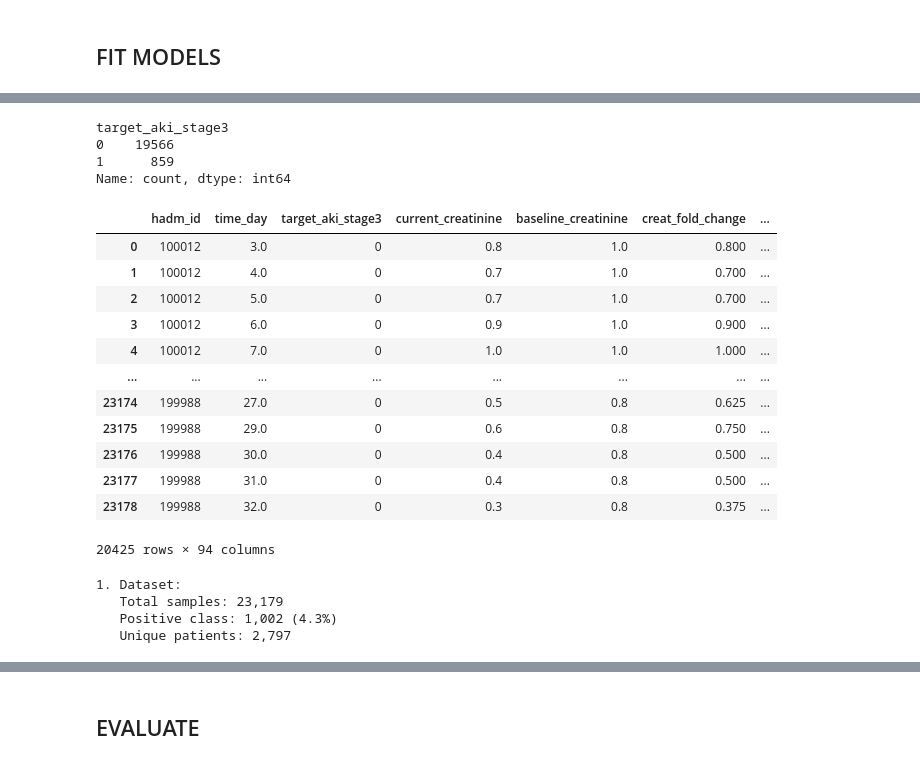
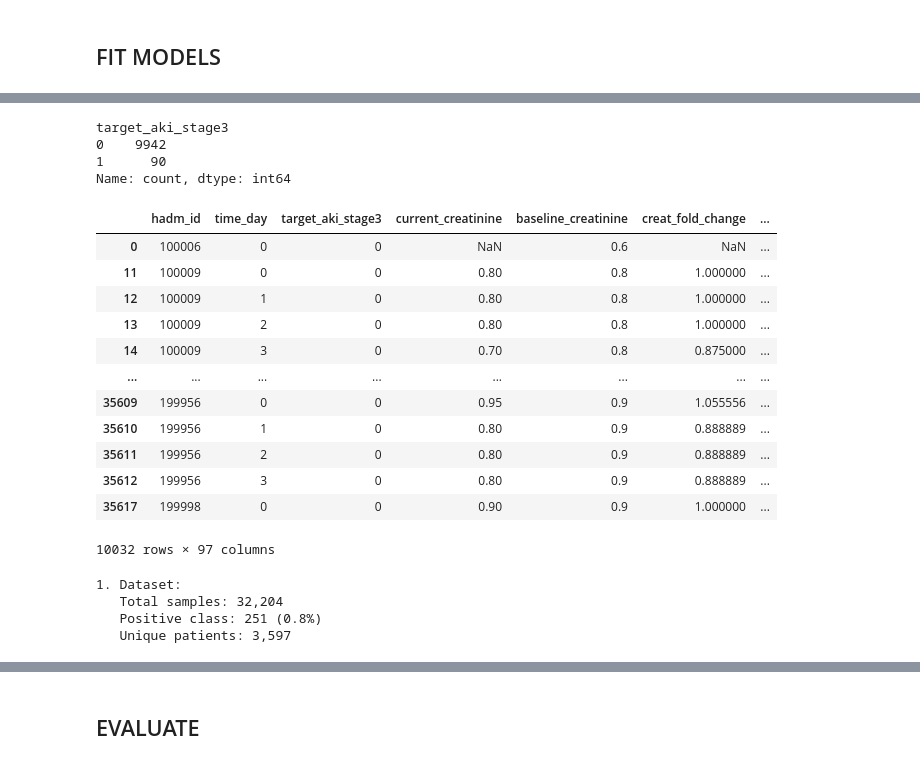
Before and after one commit to tw2067/trajectory-modeling, a Jupyter notebook: scripts/notebooks/AKI_traj_probs.ipynb, the cells around one changed output, grey strips where cells are left out. Saved outputs shown, nothing was run; the diff lists cells and outputs as text; code cells hidden in the pictures.

```diff
--- a/scripts/notebooks/AKI_traj_probs.ipynb
+++ b/scripts/notebooks/AKI_traj_probs.ipynb
@@ -1011,4 +906,4 @@ print(f"\n✓ Saved: results/mimic/aki_prediction_dataset.csv")
 # %%
-prediction_dataset = pd.read_csv('../../results/mimic/aki_prediction_dataset.csv')
-print(f"✓ Loaded: results/mimic/aki_prediction_dataset.csv")
+prediction_dataset = pd.read_csv('../../results/mimic/aki/aki_prediction_dataset.csv')
+print(f"✓ Loaded: results/mimic/aki/aki_prediction_dataset.csv")
 # %% [output]
@@ -1016,3 +911,6 @@ print(f"✓ Loaded: results/mimic/aki_prediction_dataset.csv")
+# %%
+traj_cols = ['prob_stable', 'prob_gradual_increase', 'prob_rapid_increase', 'prob_worsening']
+prediction_dataset[traj_cols] = prediction_dataset[traj_cols + ['hadm_id']].groupby('hadm_id')[traj_cols].ffill(limit=2).fillna(0)
 # %%
 prediction_dataset.isna().mean()[prediction_dataset.isna().mean() > 0].sort_values(ascending=False)
 # %% [output]
@@ -1177,26 +1204,26 @@ for name, features in feature_sets.items():
 # %%
-prediction_dataset[prediction_dataset[feature_sets['Trajectory + Static + Dynamic'] + ['target_aki_stage3']].isna().any(axis=1)]['target_aki_stage3'].value_counts(dropna=False)
+prediction_dataset[prediction_dataset[feature_sets['Trajectory + Summary + Static + Dynamic'] + ['target_aki_stage3']].isna().any(axis=1)]['target_aki_stage3'].value_counts(dropna=False)
 # %% [output]
 target_aki_stage3
-0    19566
-1      859
+0    9942
+1      90
 Name: count, dtype: int64
 # %%
-prediction_dataset[prediction_dataset[feature_sets['Trajectory + Static + Dynamic']].isna().any(axis=1)]
+prediction_dataset[prediction_dataset[feature_sets['Trajectory + Summary + Static + Dynamic']].isna().any(axis=1)]
 # %% [output]
 |  | hadm_id | time_day | target_aki_stage3 | current_creatinine | baseline_creatinine | creat_fold_change | ... |
-| 0 | 100012 | 3.0 | 0 | 0.8 | 1.0 | 0.800 | ... |
-| 1 | 100012 | 4.0 | 0 | 0.7 | 1.0 | 0.700 | ... |
-| 2 | 100012 | 5.0 | 0 | 0.7 | 1.0 | 0.700 | ... |
-| 3 | 100012 | 6.0 | 0 | 0.9 | 1.0 | 0.900 | ... |
-| 4 | 100012 | 7.0 | 0 | 1.0 | 1.0 | 1.000 | ... |
+| 0 | 100006 | 0 | 0 | NaN | 0.6 | NaN | ... |
+| 11 | 100009 | 0 | 0 | 0.80 | 0.8 | 1.000000 | ... |
+| 12 | 100009 | 1 | 0 | 0.80 | 0.8 | 1.000000 | ... |
+| 13 | 100009 | 2 | 0 | 0.80 | 0.8 | 1.000000 | ... |
+| 14 | 100009 | 3 | 0 | 0.70 | 0.8 | 0.875000 | ... |
 | ... | ... | ... | ... | ... | ... | ... | ... |
-| 23174 | 199988 | 27.0 | 0 | 0.5 | 0.8 | 0.625 | ... |
-| 23175 | 199988 | 29.0 | 0 | 0.6 | 0.8 | 0.750 | ... |
-| 23176 | 199988 | 30.0 | 0 | 0.4 | 0.8 | 0.500 | ... |
-| 23177 | 199988 | 31.0 | 0 | 0.4 | 0.8 | 0.500 | ... |
-| 23178 | 199988 | 32.0 | 0 | 0.3 | 0.8 | 0.375 | ... |
+| 35609 | 199956 | 0 | 0 | 0.95 | 0.9 | 1.055556 | ... |
+| 35610 | 199956 | 1 | 0 | 0.80 | 0.9 | 0.888889 | ... |
+| 35611 | 199956 | 2 | 0 | 0.80 | 0.9 | 0.888889 | ... |
+| 35612 | 199956 | 3 | 0 | 0.80 | 0.9 | 0.888889 | ... |
+| 35617 | 199998 | 0 | 0 | 0.90 | 0.9 | 1.000000 | ... |
-20425 rows × 94 columns
+10032 rows × 97 columns
 # %%
 # Prepare target and groups
 prediction_clean = prediction_dataset.dropna(subset= ['target_aki_stage3'])
@@ -1209,6 +1236,6 @@ print(f"   Positive class: {y.sum():,} ({100*y.mean():.1f}%)")
 print(f"   Unique patients: {groups.nunique():,}")
 # %% [output]
 1. Dataset:
-   Total samples: 23,179
-   Positive class: 1,002 (4.3%)
-   Unique patients: 2,797
+   Total samples: 32,204
+   Positive class: 251 (0.8%)
+   Unique patients: 3,597
```
Also changed, not shown: parts of 47 cells of this notebook, 38 other files.
